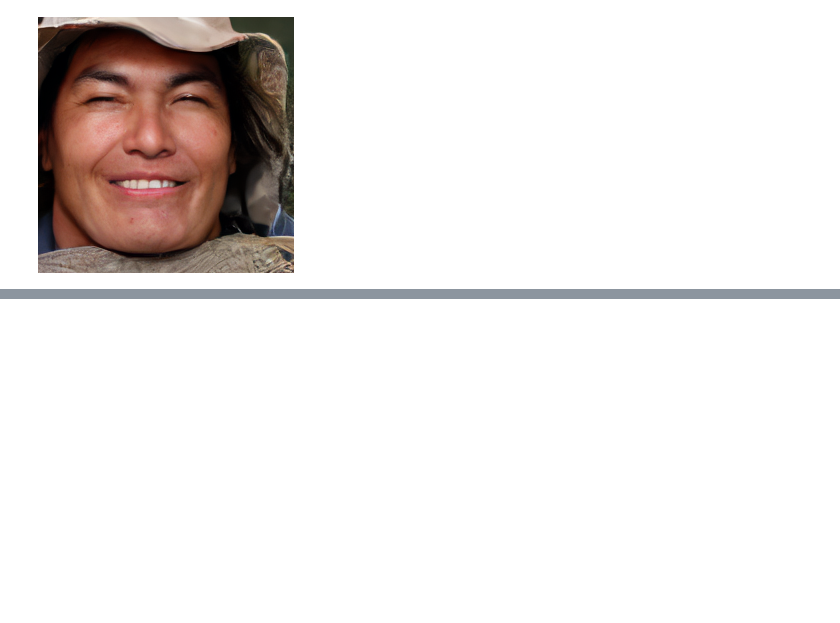
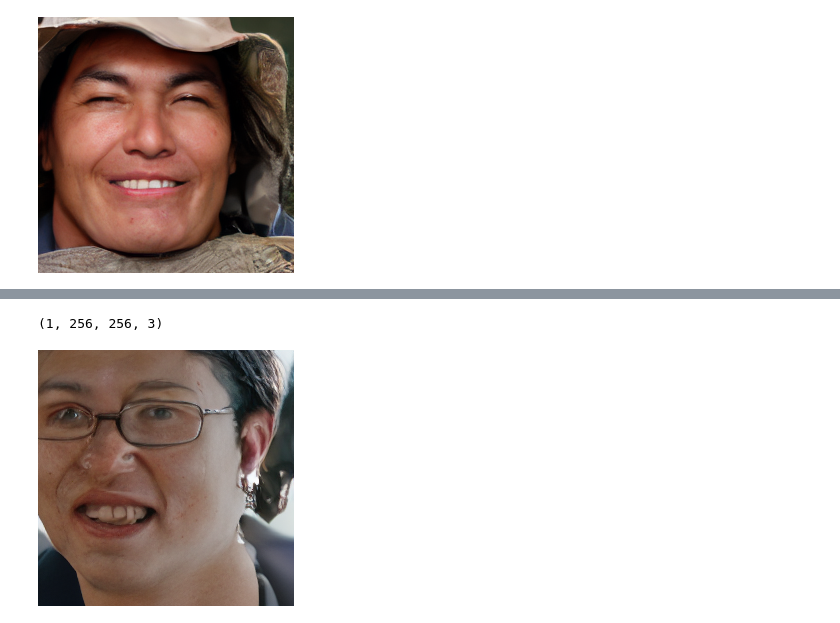
Before and after one commit to CompVis/latent-diffusion, a Jupyter notebook: inferenceSR.ipynb, the cells around one changed output, grey strips where cells are left out. Cells and saved outputs as stored; diff of their text form; code cells hidden in the pictures; blank space fills up the shorter version.

```diff
--- a/inferenceSR.ipynb
+++ b/inferenceSR.ipynb
@@ -128,0 +217,22 @@ display(a)
+# %%
+# 拿到了BL的结果，存起来
+import torch
+import numpy as np
+import IPython.display as d
+from PIL import Image
+from datetime import datetime
+def get_timestamp():
+    return datetime.now().strftime('%y%m%d_%H%M%S')
+sample = logs["sample"]
+sample = sample.detach().cpu()
+sample = torch.clamp(sample, -1., 1.)
+sample = (sample + 1.) / 2. * 255
+sample = sample.numpy().astype(np.uint8)
+sample = np.transpose(sample, (0, 2, 3, 1))
+print(sample.shape)
+a = Image.fromarray(sample[0]) # it's now an image
+a.save(".\\data\\generated_results\\BL32-256-2.png")
+display(a)
+# %% [output]
+(1, 256, 256, 3)
+[figure, added]
```
Also changed, not shown: parts of 24 cells of this notebook, 1 other file.
